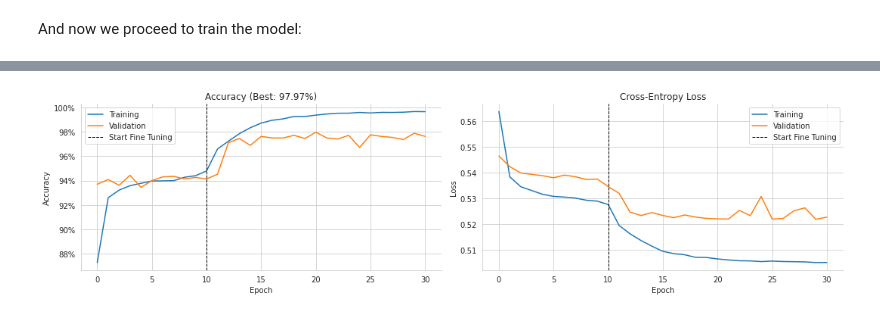
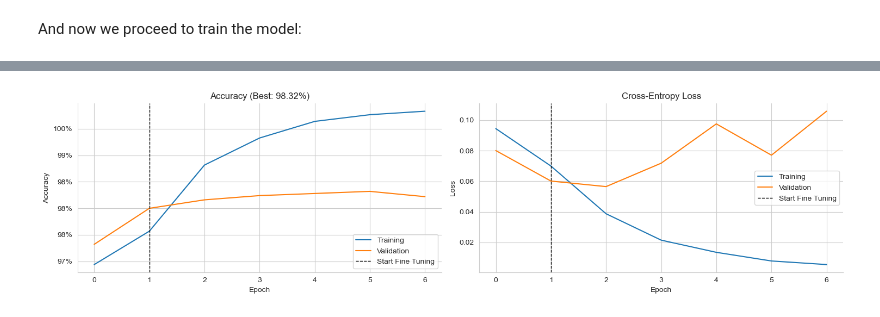
Before and after one commit to Barroclough01/machine-learning-for-trading, a Jupyter notebook: 18_convolutional_neural_nets/10_transfer_learning.ipynb, the cells around one changed output, grey strips where cells are left out. Saved outputs shown, nothing was run; the diff lists cells and outputs as text; code cells hidden in the pictures.

Commit message:
FInished satellite images

```diff
--- a/18_convolutional_neural_nets/10_transfer_learning.ipynb
+++ b/18_convolutional_neural_nets/10_transfer_learning.ipynb
@@ -289,5 +319,5 @@ Initial loss: 0.70 | initial_accuracy accuracy: 51.25%
 # %%
 history = transfer_model.fit(
-    train_batches, epochs=initial_epochs, validation_data=validation_batches
+    train_batches, epochs=initial_epochs, validation_data=validation_batches, steps_per_epoch=50
 )
 # %% [output]
@@ -350,8 +361,8 @@ for layer in vgg16.layers[:start_fine_tuning_at]:
 # %%
 base_learning_rate = 0.0001
 transfer_model.compile(
-    loss=tf.keras.losses.BinaryCrossentropy(from_logits=True),
-    optimizer=tf.keras.optimizers.RMSprop(lr=base_learning_rate / 10),
+    loss=tf.keras.losses.BinaryCrossentropy(from_logits=False),
+    optimizer=tf.keras.optimizers.RMSprop(learning_rate=base_learning_rate / 10),
     metrics=["accuracy"],
 )
 # %% [markdown]
@@ -383,13 +398,14 @@ _________________________________________________________________
 # %% [markdown]
 And now we proceed to train the model:
 # %%
-fine_tune_epochs = 50
+fine_tune_epochs = 5
 total_epochs = initial_epochs + fine_tune_epochs
 
 history_fine_tune = transfer_model.fit(
     train_batches,
     epochs=total_epochs,
     initial_epoch=history.epoch[-1],
+    steps_per_epoch=625,
     validation_data=validation_batches,
     callbacks=[early_stopping],
 )
@@ -414,22 +426,22 @@ Epoch 30/60
 # %%
-metrics_tuned = metrics.append(
-    pd.DataFrame(history_fine_tune.history), ignore_index=True
+metrics_tuned = pd.concat([metrics,
+    pd.DataFrame(history_fine_tune.history)], ignore_index=True
 )
 # %%
 fig, axes = plt.subplots(ncols=2, figsize=(15, 4))
 metrics_tuned[["loss", "val_loss"]].plot(ax=axes[1], title="Cross-Entropy Loss")
 metrics_tuned[["accuracy", "val_accuracy"]].plot(
     ax=axes[0], title=f"Accuracy (Best: {metrics_tuned.val_accuracy.max():.2%})"
 )
 axes[0].yaxis.set_major_formatter(FuncFormatter(lambda y, _: "{:.0%}".format(y)))
 axes[0].set_ylabel("Accuracy")
 axes[1].set_ylabel("Loss")
 for ax in axes:
-    ax.axvline(10, ls="--", lw=1, c="k")
+    ax.axvline(1, ls="--", lw=1, c="k")
     ax.legend(["Training", "Validation", "Start Fine Tuning"])
     ax.set_xlabel("Epoch")
 sns.despine()
 fig.tight_layout()
 fig.savefig(results_path / "transfer_learning");
 # %% [output]
-[figure, old version]
+[figure, new version]
```
Also changed, not shown: parts of 27 cells of this notebook, 4 other files.
